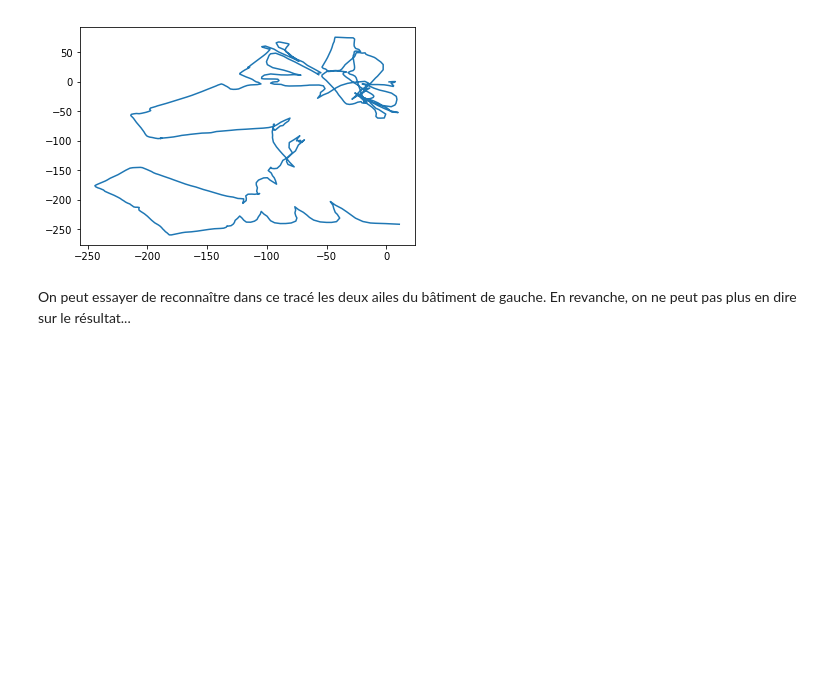
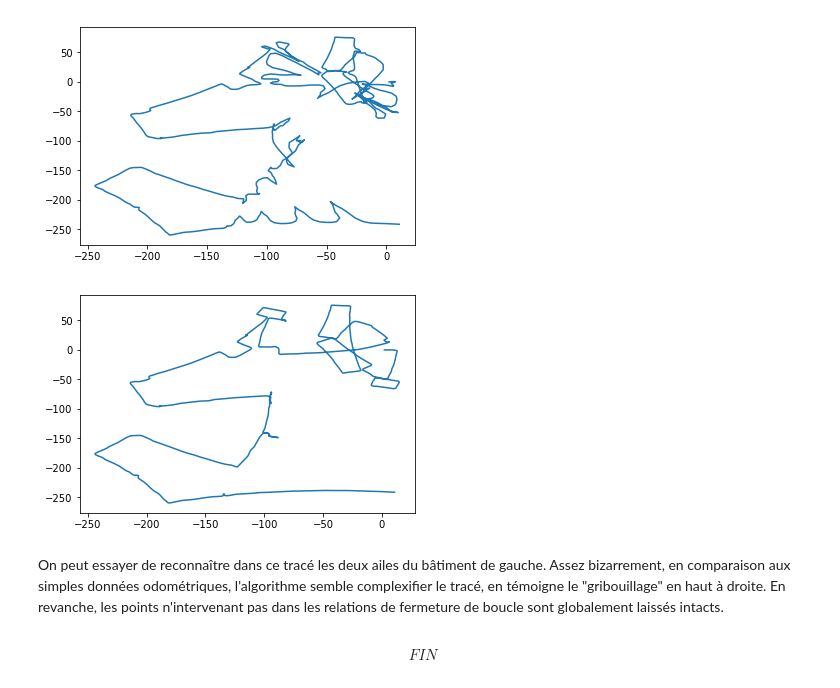
Before and after one commit to leosimplet/Optimisation, a Jupyter notebook: projet_optim.ipynb, the cells around one changed output. Saved outputs shown, nothing was run; the diff lists cells and outputs as text; code cells hidden in the pictures; blank space fills up the shorter version.

```diff
--- a/projet_optim.ipynb
+++ b/projet_optim.ipynb
@@ -383,5 +383,3 @@ plt.show()
 # %% [output]
 Nombre d'iterations :  20
 [figure]
-# %% [markdown]
-On peut essayer de reconnaître dans ce tracé les deux ailes du bâtiment de gauche. En revanche, on ne peut pas plus en dire sur le résultat...
@@ -389,0 +386,11 @@ $$FIN$$
+# %%
+X_new= np.array([P_new2[3*i] for i in range(len(P_new2)//3)])
+Y_new= np.array([P_new2[3*i+1] for i in range(len(P_new2)//3)])
+plt.plot(X_new,Y_new)
+plt.show()
+# %% [output]
+[figure, added]
+# %% [markdown]
+On peut essayer de reconnaître dans ce tracé les deux ailes du bâtiment de gauche. Assez bizarrement, en comparaison aux simples données odométriques, l'algorithme semble complexifier le tracé, en témoigne le "gribouillage" en haut à droite. En revanche, les points n'intervenant pas dans les relations de fermeture de boucle sont globalement laissés intacts.
+# %% [markdown]
+$$FIN$$
```
Also changed, not shown: parts of 1 cell of this notebook.
